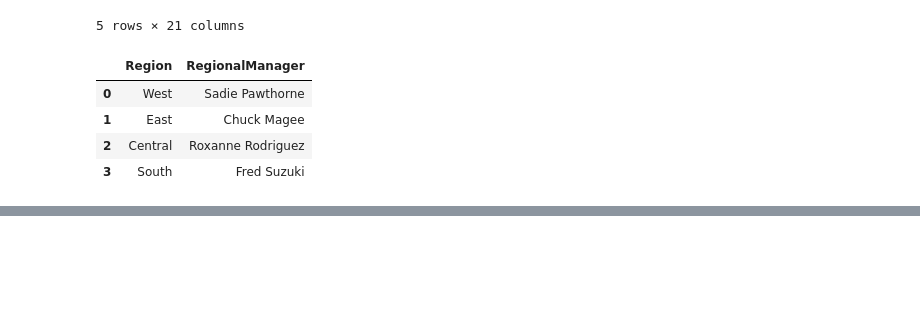
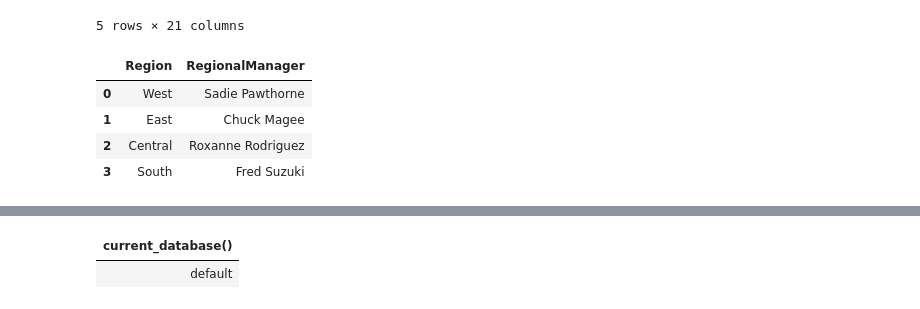
Before and after one commit to GoAshim/Databricks, a Jupyter notebook: 02 - Exploratory Data Analysis - Extract Data.ipynb, the cells around one changed output, grey strips where cells are left out. Saved outputs shown, nothing was run; the diff lists cells and outputs as text; code cells hidden in the pictures; blank space fills up the shorter version.

```diff
--- a/02 - Exploratory Data Analysis - Extract Data.ipynb
+++ b/02 - Exploratory Data Analysis - Extract Data.ipynb
@@ -84,0 +113,6 @@ pdf2.head()
+# %%
+%sql
+select current_database()
+# %% [output]
+| current_database() |
+| default |
```
Also changed, not shown: parts of 10 cells of this notebook.
